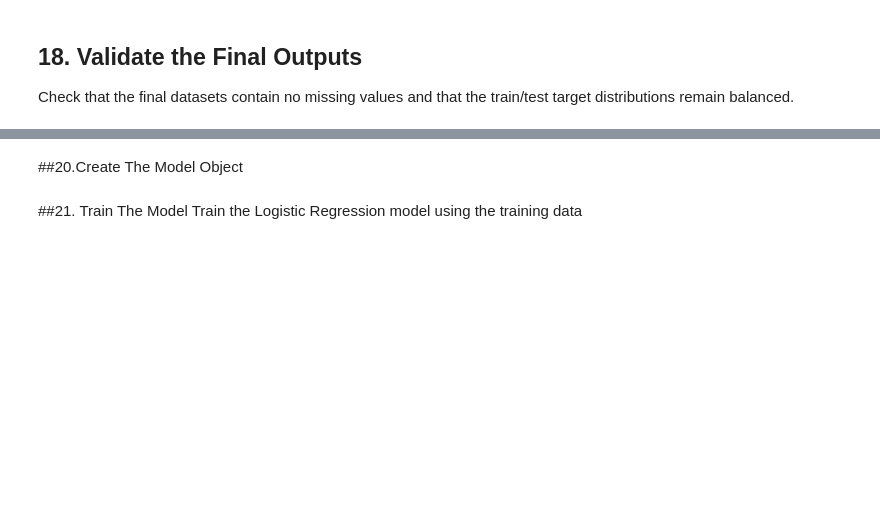
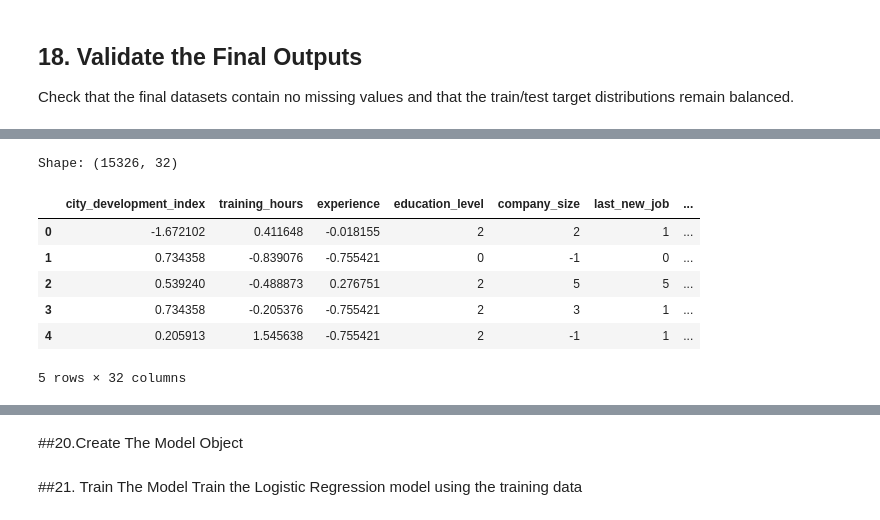
Before and after one commit to sheroukyehia21/Smart-Recruitment-Assistant, a Jupyter notebook: notebooks/Smart_Recruitment_Assistant_Final.ipynb, the cells around one changed output, grey strips where cells are left out. Saved outputs shown, nothing was run; the diff lists cells and outputs as text; code cells hidden in the pictures; blank space fills up the shorter version.

```diff
--- a/notebooks/Smart_Recruitment_Assistant_Final.ipynb
+++ b/notebooks/Smart_Recruitment_Assistant_Final.ipynb
@@ -195,5 +324,7 @@ X_test[categorical_features] = categorical_imputer.transform(
     X_test[categorical_features]
 )
 
+eda_source = X_train.copy()
+
 print("Missing values in X_train:", X_train.isna().sum().sum())
 print("Missing values in X_test:", X_test.isna().sum().sum())
@@ -524,0 +643,15 @@ print("Data is ready for modeling.")
+# %%
+eda_df = eda_source.copy()
+eda_df['target'] = y_train.values
+
+print("Shape:", eda_df.shape)
+eda_df.head()
+# %% [output]
+Shape: (15326, 32)
+|  | city_development_index | training_hours | experience | education_level | company_size | last_new_job | ... |
+| 0 | -1.672102 | 0.411648 | -0.018155 | 2 | 2 | 1 | ... |
+| 1 | 0.734358 | -0.839076 | -0.755421 | 0 | -1 | 0 | ... |
+| 2 | 0.539240 | -0.488873 | 0.276751 | 2 | 5 | 5 | ... |
+| 3 | 0.734358 | -0.205376 | -0.755421 | 2 | 3 | 1 | ... |
+| 4 | 0.205913 | 1.545638 | -0.755421 | 2 | -1 | 1 | ... |
+5 rows × 32 columns
```
Also changed, not shown: parts of 55 cells of this notebook, 2 other files.
